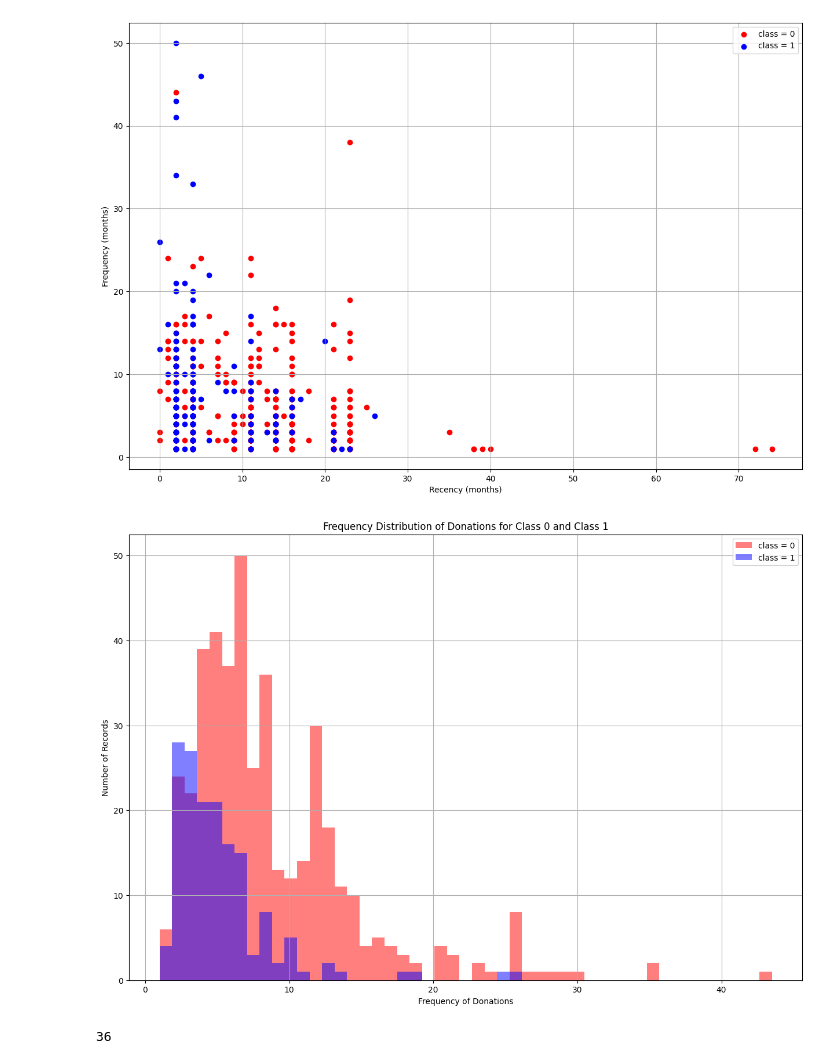
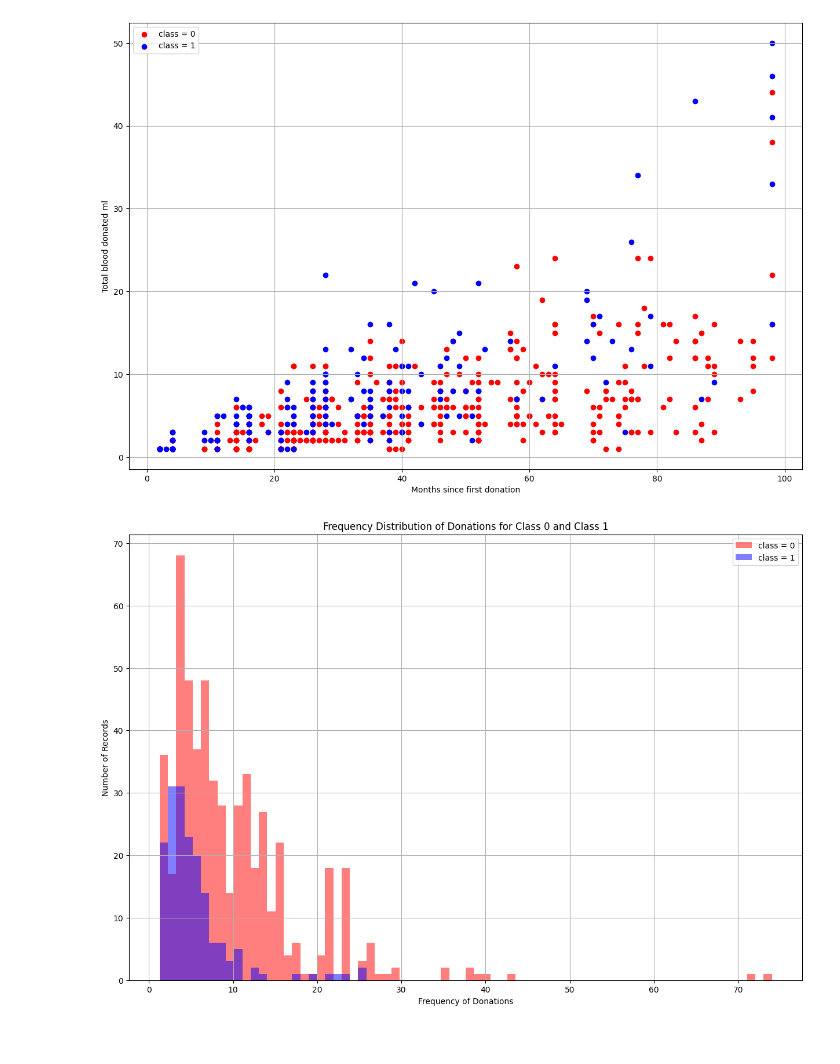
Before and after one commit to Nuraly1503/Data-Analytics, a Jupyter notebook: DA03/3-1.ipynb, the cells around one changed output. Cells and saved outputs as stored; diff of their text form; code cells hidden in the pictures.

```diff
--- a/DA03/3-1.ipynb
+++ b/DA03/3-1.ipynb
@@ -6,3 +6,19 @@ from sklearn.preprocessing import LabelEncoder, StandardScaler
 from sklearn.decomposition import PCA
 
 df = pd.read_csv('blood_transfusion.csv', na_values=['NA', 'null', '', 'NULL'])
+
+df = df.drop(columns=['total_blood_donated'])
+
+# Seeing in the dataset if there are records that have donated more than once per month
+loc_df_total_minus_last = (df['months_since_first_donation'] - df['months_since_last_donation']) + 1
+df = df[df['total_number_of_donations'] <= loc_df_total_minus_last]
+
+df_with_freq = df.copy()
+df_with_freq['Average_frequency_donations'] = df['months_since_first_donation'] / df['total_number_of_donations']
+
+df.describe()
+
+loc_df_class_0 = df.loc[df['class'] == 0]
+loc_df_class_1 = df.loc[df['class'] == 1]
+loc_df_class_0_with_freq = df_with_freq.loc[df['class'] == 0]
+loc_df_class_1_with_freq = df_with_freq.loc[df['class'] == 1]
@@ -15,54 +47,41 @@ loc_df_class_1 = df.loc[df['class'] == 1]
 # make the graph bigger to see the data more clearly
 # insert so that graph shows all intergers on the x and y axis
 plt.figure(figsize=(15, 10))
-plt.scatter(loc_df_class_0['months_since_last_donation'], loc_df_class_0['total_number_of_donations'], color='red', label='class = 0')
-plt.scatter(loc_df_class_1['months_since_last_donation'], loc_df_class_1['total_number_of_donations'], color='blue', label='class = 1')
-plt.xlabel('Recency (months)')
-plt.ylabel('Frequency (months)')
+plt.scatter(loc_df_class_0['months_since_first_donation'], loc_df_class_0['total_number_of_donations'], color='red', label='class = 0')
+plt.scatter(loc_df_class_1['months_since_first_donation'], loc_df_class_1['total_number_of_donations'], color='blue', label='class = 1')
+plt.xlabel('Months since first donation')
+plt.ylabel('Total blood donated ml')
 plt.legend()
 plt.grid()
+
 plt.show()
 # %% [output]
-[figure, old version]
+[figure, new version]
 # %%
 import numpy as np
 import matplotlib.pyplot as plt
 
-loc_df_class_0_more_than_1 = loc_df_class_0[df['total_number_of_donations'] != 1]
-loc_df_class_1_more_than_1 = loc_df_class_1[df['total_number_of_donations'] != 1]
-
-# Calculate frequency for class 0
-freq_class_0 = loc_df_class_0_more_than_1['months_since_first_donation'] / loc_df_class_0_more_than_1['total_number_of_donations']
-
-# Calculate frequency for class 1
-freq_class_1 = loc_df_class_1_more_than_1['months_since_first_donation'] / loc_df_class_1_more_than_1['total_number_of_donations']
+freq_class_0 = loc_df_class_0_with_freq['Average_frequency_donations']
+freq_class_1 = loc_df_class_1_with_freq['Average_frequency_donations']
 
 # Define the number of bins (adjust based on your data distribution)
-bins = np.linspace(min(freq_class_0.min(), freq_class_1.min()), max(freq_class_0.max(), freq_class_1.max()), 50)
+bins = np.linspace(min(freq_class_0.min(), freq_class_1.min()), max(freq_class_0.max(), freq_class_1.max()), 75)
 
 plt.figure(figsize=(15, 10))
 
 # Create a histogram for class 0
 hist_class_0, bins_class_0 = np.histogram(freq_class_0, bins=bins)
 plt.bar(bins_class_0[:-1], hist_class_0, width=np.diff(bins_class_0), align='edge', color='red', alpha=0.5, label='class = 0')
 
 # Create a histogram for class 1
 hist_class_1, bins_class_1 = np.histogram(freq_class_1, bins=bins)
 plt.bar(bins_class_1[:-1], hist_class_1, width=np.diff(bins_class_1), align='edge', color='blue', alpha=0.5, label='class = 1')
 
 plt.xlabel('Frequency of Donations')
 plt.ylabel('Number of Records')
 plt.title('Frequency Distribution of Donations for Class 0 and Class 1')
 plt.legend()
 plt.grid()
 plt.show()
 # %% [output]
-[figure, old version]
+[figure, new version]
-# %%
-# Seeing in the dataset if there are records that have donated more than once per month
-loc_df_total_minus_last = (df['months_since_first_donation'] - df['months_since_last_donation']) + 1
-filtered_df_more_than_once_a_month = df[df['total_number_of_donations'] > loc_df_total_minus_last]
-
-print(len(filtered_df_more_than_once_a_month))
-# %% [output]
-36
```
Also changed, not shown: parts of 6 cells of this notebook.
